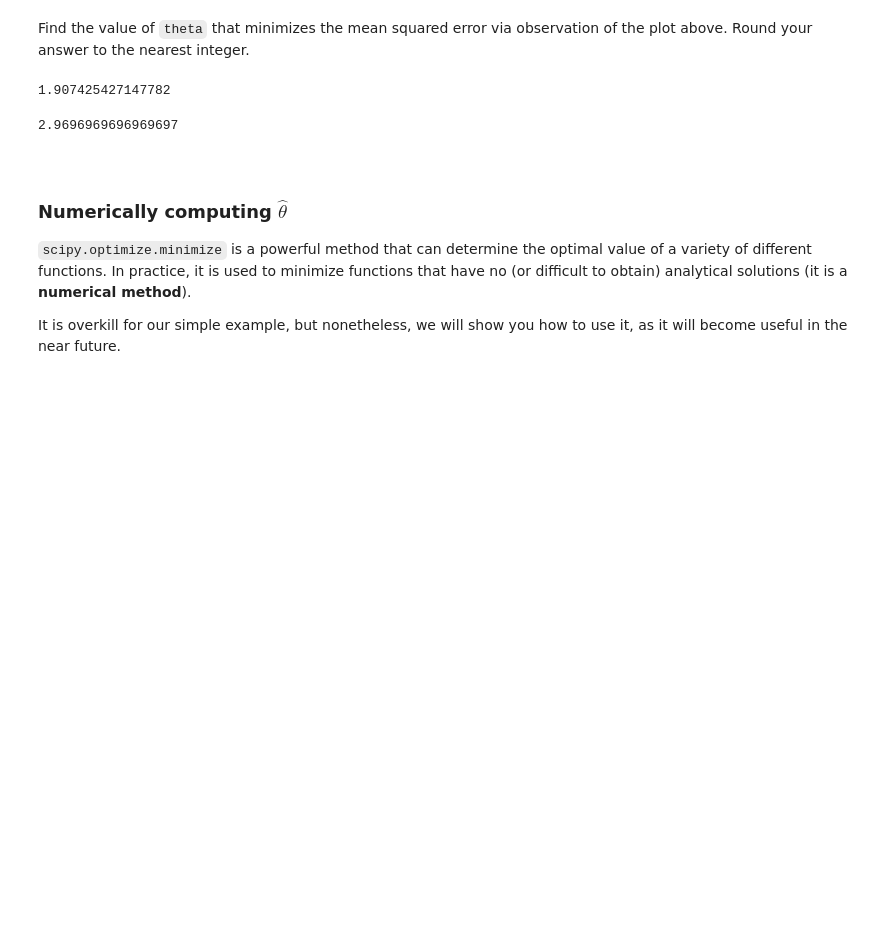
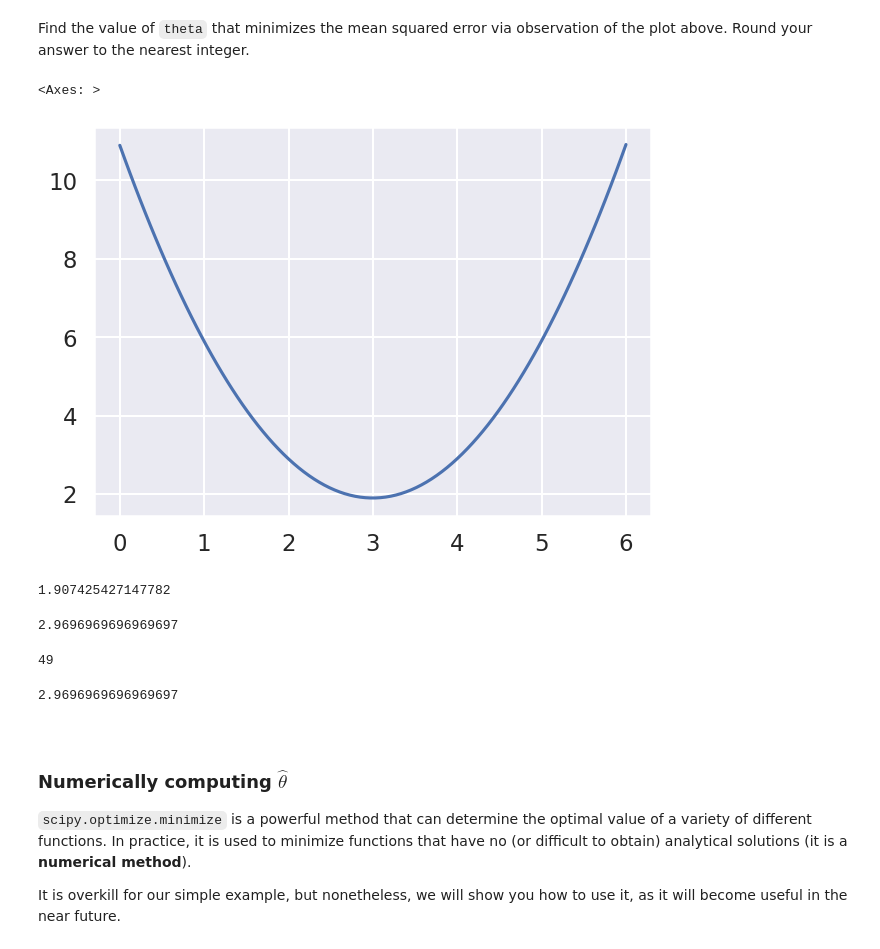
Before and after one commit to brianballer/ds100-sp22, a Jupyter notebook: lab/lab05/lab05.ipynb, the cells around one changed output. Saved outputs shown, nothing was run; the diff lists cells and outputs as text; code cells hidden in the pictures; blank space fills up the shorter version.

```diff
--- a/lab/lab05/lab05.ipynb
+++ b/lab/lab05/lab05.ipynb
@@ -329,6 +334,12 @@ Find the value of `theta` that minimizes the mean squared error via observation
 BEGIN QUESTION
 name: q3a
 -->
+# %%
+#with seaborn
+sns.lineplot(y=mse, x=theta_values)
+# %% [output]
+<Axes: >
+[figure, added]
 # %%
 min(mse)
 # %% [output]
@@ -337,9 +348,13 @@ min(mse)
 #finds the index value of the min number in the mse np.array
 #returns the value for theta which corresponds to the min mse
 min_observed_mse = theta_values[np.argmin(mse)]
-min_observed_mse
+display(min_observed_mse)
+display(np.argmin(mse))
+theta_values[49]
 # %% [output]
 2.9696969696969697
+49
+2.9696969696969697
 # %% [markdown]
 <br/>
 
```
Also changed, not shown: parts of 22 cells of this notebook, 5 other files.
